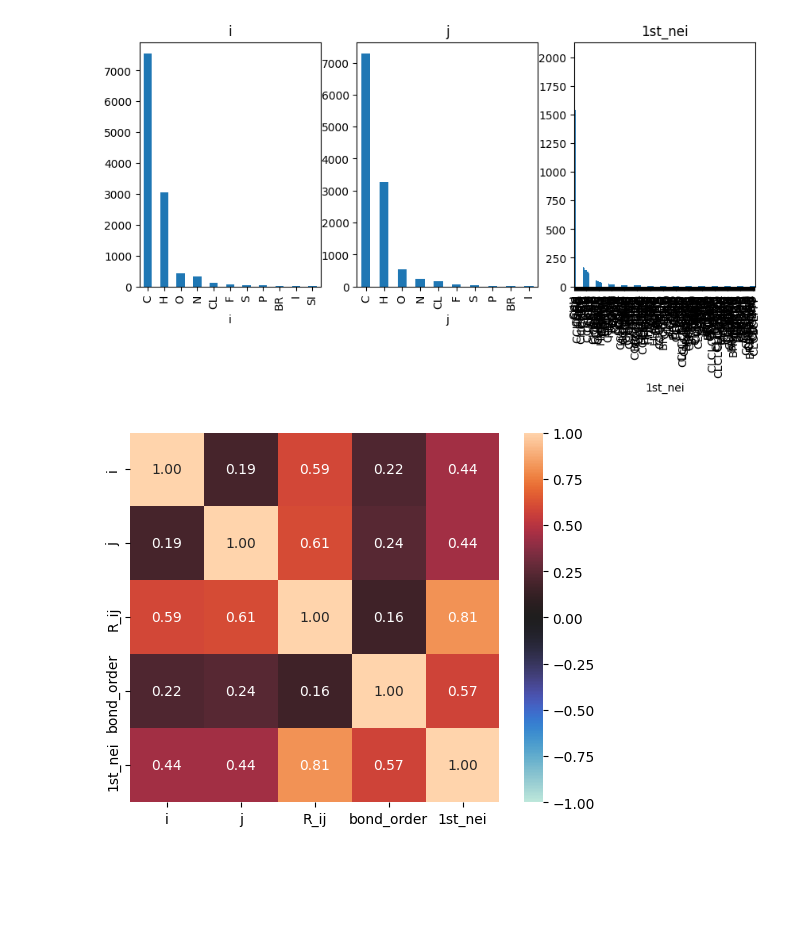
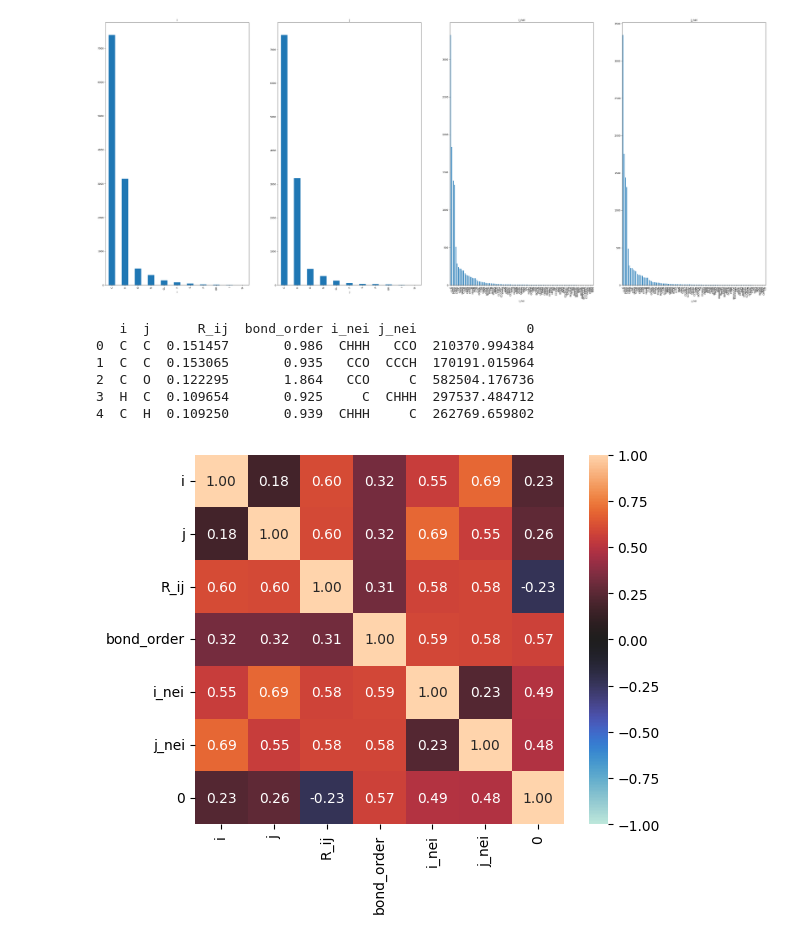
Before and after one commit to OMaraLab/NXMol, a Jupyter notebook: src/model.ipynb, the cells around one changed output. Cells and saved outputs as stored; diff of their text form; code cells hidden in the pictures; blank space fills up the shorter version.

```diff
--- a/src/model.ipynb
+++ b/src/model.ipynb
@@ -26,4 +27,8 @@ print(X.head())
 X.plot.hist(column="R_ij", bins=150, xlim=(0,0.5))
 X.plot.hist(column="bond_order", bins=5)
 y.plot.hist()
+X[["i_nei", "j_nei"]] = X["1st_nei"].tolist()
+X.drop(columns="1st_nei", inplace=True)
+print(X.head())
+print(X.tail())
 # %% [output]
@@ -39,18 +55,26 @@ y.plot.hist()
 [figure]
 # %%
-cat_features = ['i', 'j', '1st_nei']
-fig, ax = plt.subplots(1, len(cat_features), figsize=(10,4))
+cat_features = ['i', 'j', 'i_nei', 'j_nei']
+fig, ax = plt.subplots(1, len(cat_features), figsize=(50,20))
 
 for i, cat_feature in enumerate(X[cat_features]):
     X[cat_feature].value_counts().plot(kind="bar",
                                           title=cat_feature,
                                           ax=ax[i], )
 # %% [output]
-[figure, old version]
+[figure, new version]
 # %%
-complete_correlation= associations(X)
+joint=X.join(y)
+print(joint.head())
+complete_correlation= associations(joint)
 # %% [output]
+   i  j      R_ij  bond_order i_nei j_nei              0
+0  C  C  0.151457       0.986  CHHH   CCO  210370.994384
+1  C  C  0.153065       0.935   CCO  CCCH  170191.015964
+2  C  O  0.122295       1.864   CCO     C  582504.176736
+3  H  C  0.109654       0.925     C  CHHH  297537.484712
+4  C  H  0.109250       0.939  CHHH     C  262769.659802
-[figure, old version]
+[figure, new version]
 # %%
 def one_hot_encode_column(df: pd.DataFrame, col: int, pref: str = None) -> pd.DataFrame:
     encoded_column = pd.get_dummies(df[col], prefix=pref)
```
Also changed, not shown: parts of 15 cells of this notebook, 5 other files.
